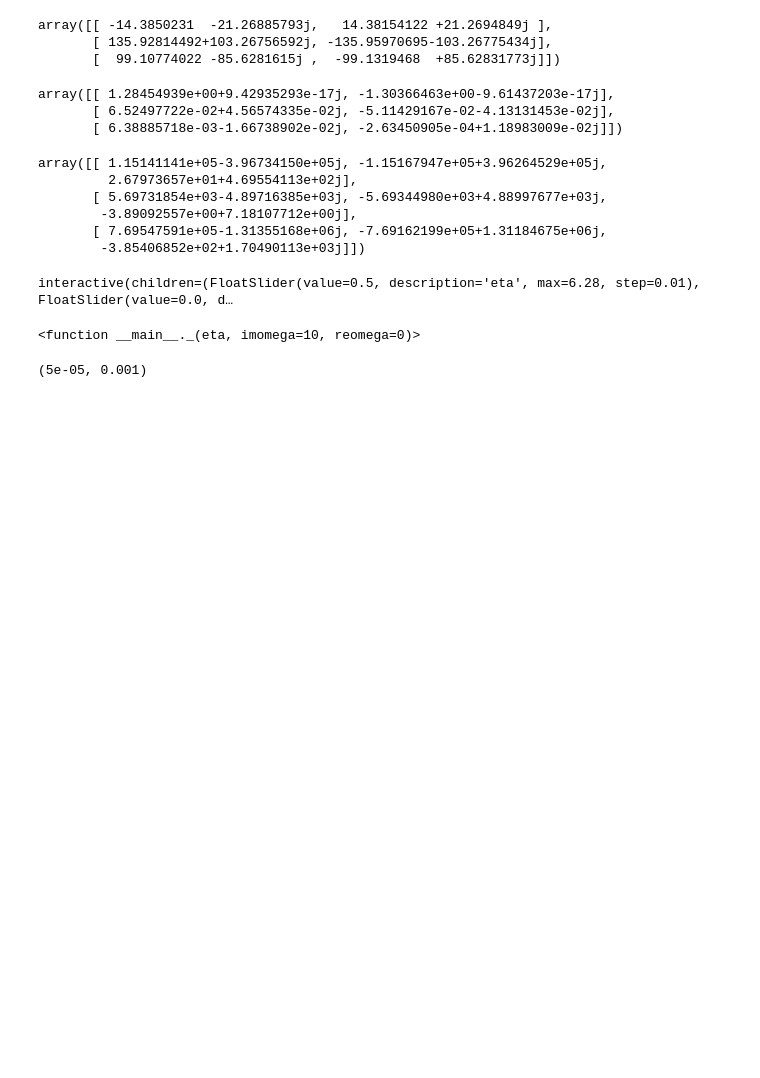
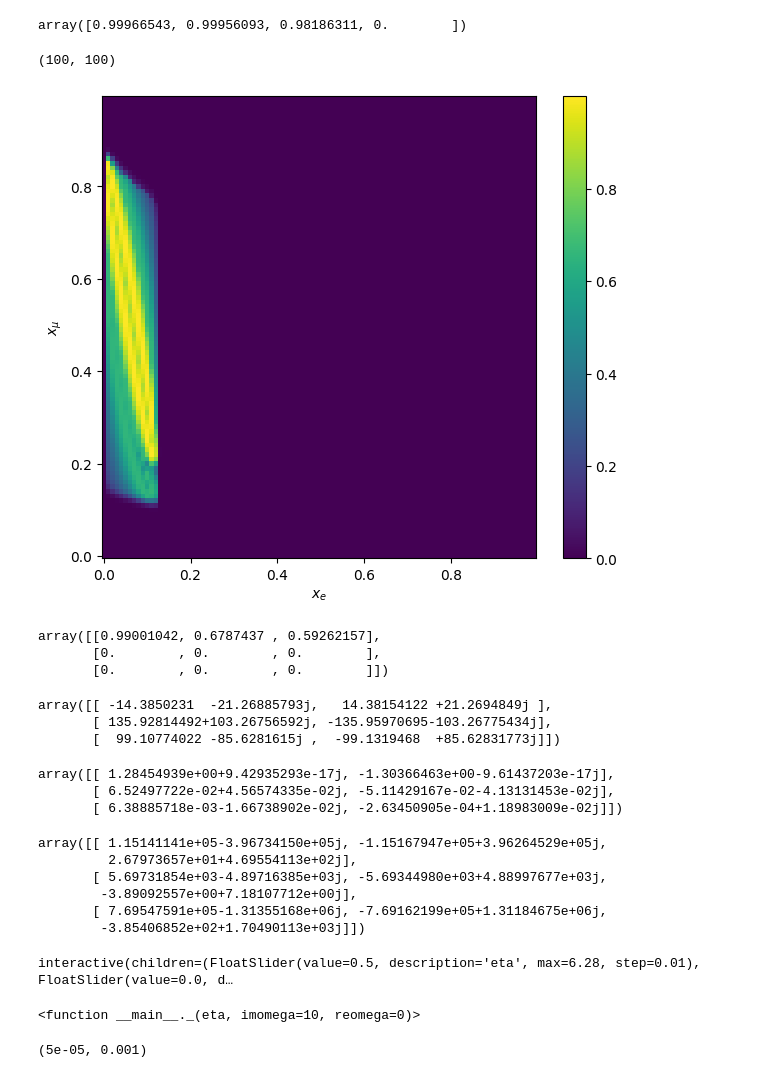
Before and after one commit to omikulen/modeltesting, a Jupyter notebook: test.ipynb, the cells around one changed output. Saved outputs shown, nothing was run; the diff lists cells and outputs as text; code cells hidden in the pictures; blank space fills up the shorter version.

```diff
--- a/test.ipynb
+++ b/test.ipynb
@@ -5,0 +10,2 @@ import matplotlib.pyplot as plt
+# %%
+priors = HNL.neutrino_priors('n')
@@ -6,3 +34,30 @@ import matplotlib.pyplot as plt
+# %%
+priors([0.07, 0.05, 0.03, 0.5], [0.4,0.5,0.6, 0.2])
+print
+# %% [output]
+array([0.99966543, 0.99956093, 0.98186311, 0.        ])
+# %%
+x = np.linspace(0.00, 1, 100, endpoint=False)
+y = np.linspace(0.00, 1, 100, endpoint=False)
+vals = priors(x, y, grid = True)
+print(vals.shape)
+plt.figure(figsize=(7,6))
+plt.pcolormesh(x, y, vals.T)
+plt.xlabel('$x_e$')
+plt.ylabel('$x_{\\mu}$')
+# plt.contourf(x, y, vals)
+plt.colorbar()
+plt.show()
+# %% [output]
+(100, 100)
+[figure, added]
+# %%
+priors([0.1, 0.2, 0.3], [0.4,0.5,0.6], grid = True)
+# priors([[0.1, 0.4], [0.2, 0.5], [0.3, 0.6]])
+# %% [output]
+array([[0.99001042, 0.6787437 , 0.59262157],
+       [0.        , 0.        , 0.        ],
+       [0.        , 0.        , 0.        ]])
 # %%
 HNL.CasasIbarra_2(hierarchy = 'n', eta = 0, imomega = 5, reomega = 0)
 # %% [output]
```
Also changed, not shown: parts of 4 cells of this notebook, 3 other files.
